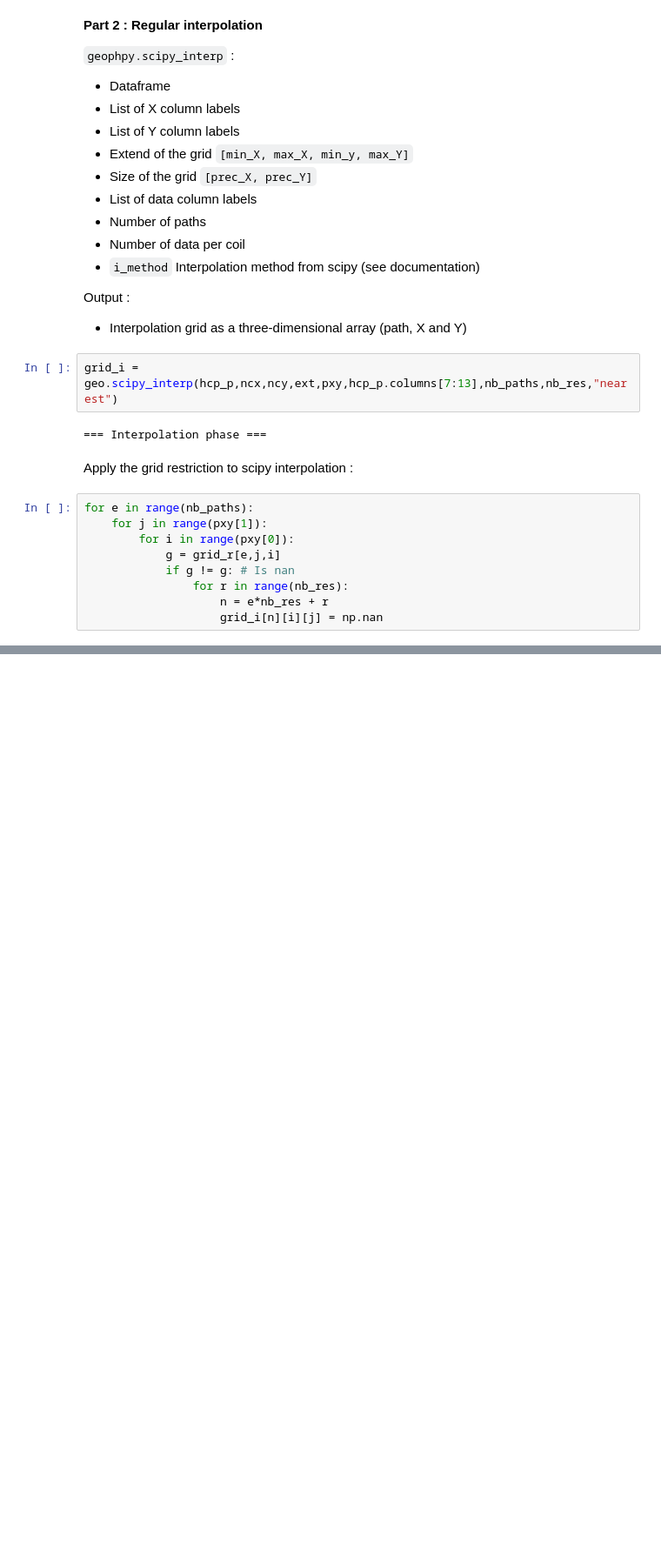
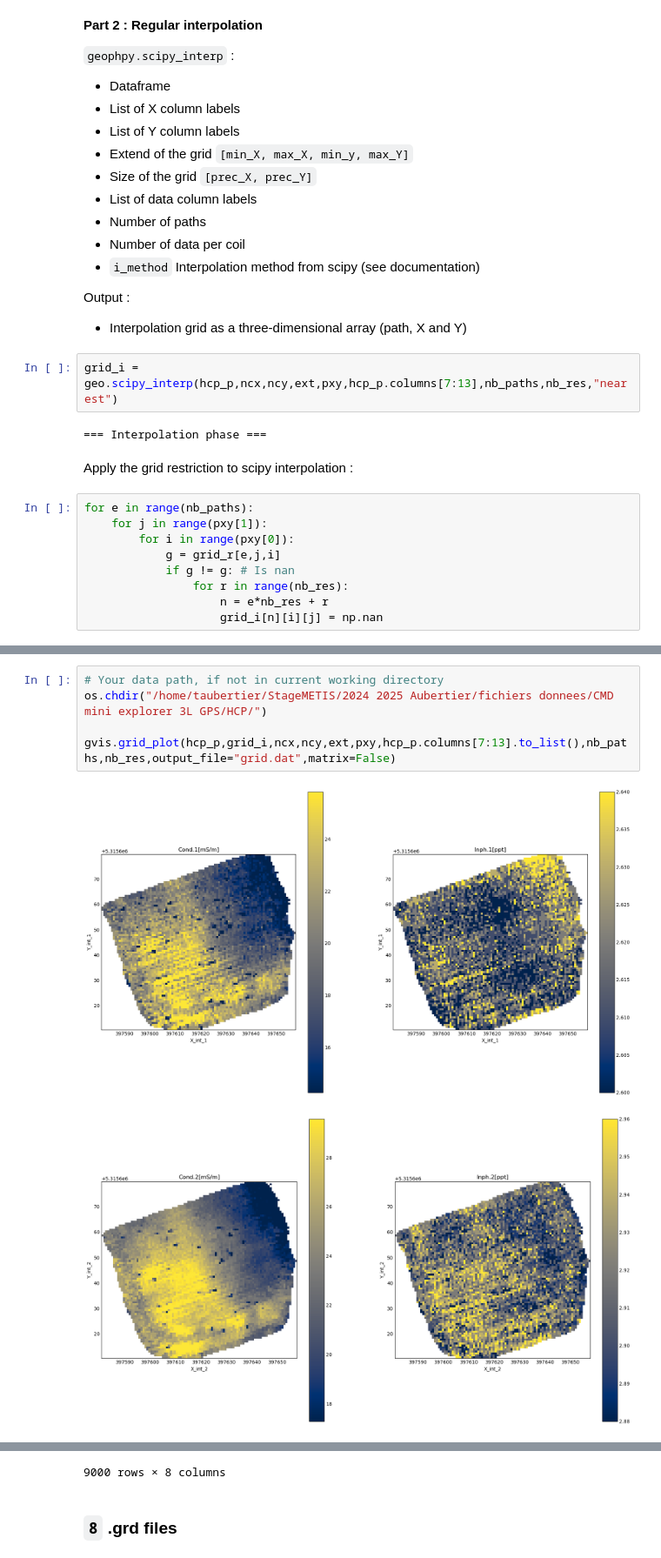
Before and after one commit to AUBERTIERThomas/METIS, a Jupyter notebook: ex_emi_sub.ipynb, the cells around one changed output, grey strips where cells are left out. Shown at 87% size. Drawn from its saved outputs; the diff is of its cells as text; blank space fills up the shorter version.

```diff
--- a/ex_emi_sub.ipynb
+++ b/ex_emi_sub.ipynb
@@ -706,0 +781,8 @@ for e in range(nb_paths):
+# %%
+# Your data path, if not in current working directory
+os.chdir("/home/taubertier/StageMETIS/2024 2025 Aubertier/fichiers donnees/CMD mini explorer 3L GPS/HCP/")
+
+gvis.grid_plot(hcp_p,grid_i,ncx,ncy,ext,pxy,hcp_p.columns[7:13].to_list(),nb_paths,nb_res,output_file="grid.dat",matrix=False)
+# %% [output]
+[figure, added]
+[figure, added]
@@ -706,0 +802,3 @@ for e in range(nb_paths):
+9000 rows × 8 columns
+# %% [markdown]
+### ``8`` .grd files
```
Also changed, not shown: parts of 22 cells of this notebook, 10 other files.
